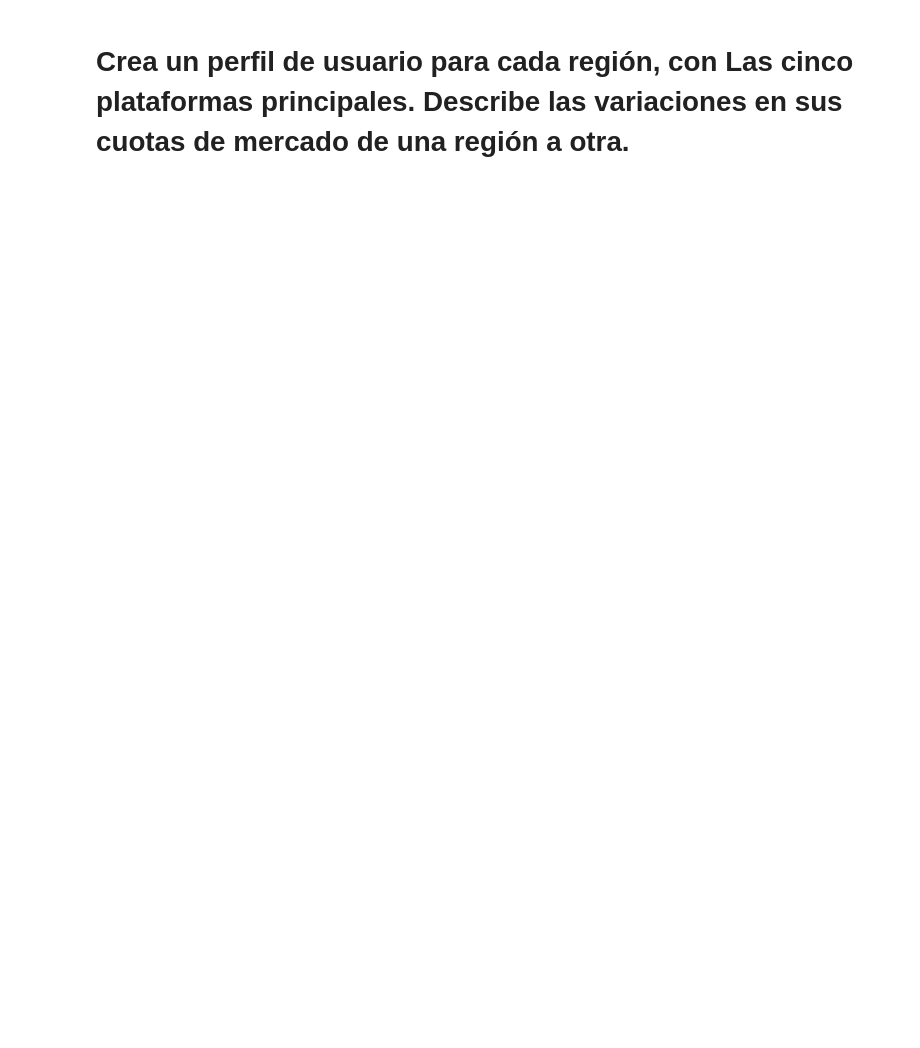
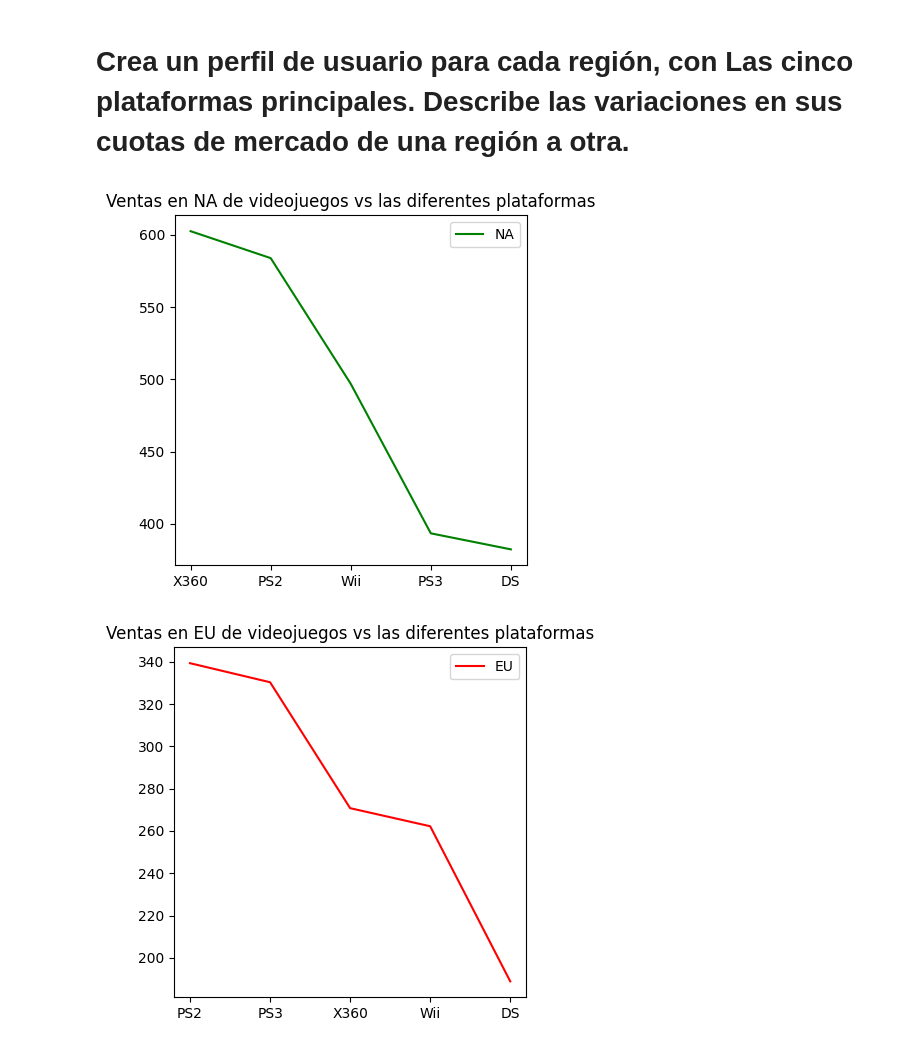
Before and after one commit to Nicobpm/selled_games_around_the_world, a Jupyter notebook: Proyect_games.ipynb, the cells around one changed output. Saved outputs shown, nothing was run; the diff lists cells and outputs as text; code cells hidden in the pictures; blank space fills up the shorter version.

```diff
--- a/Proyect_games.ipynb
+++ b/Proyect_games.ipynb
@@ -323,0 +324,40 @@ jp_sales=df.groupby(by=["platform"])['na_sales'].sum()
+# %%
+na_sales=df.groupby(by=["platform"])['na_sales'].sum()
+na_sales=na_sales.loc[["DS","Wii","PS3","X360","PS2"]]
+na_sales=pd.DataFrame(na_sales)
+na_sales=na_sales.sort_values(by=['na_sales'], ascending = False)
+
+eu_sales=df.groupby(by=["platform"])['eu_sales'].sum()
+eu_sales=eu_sales.loc[["DS","Wii","PS3","X360","PS2"]]
+eu_sales=pd.DataFrame(eu_sales)
+eu_sales=eu_sales.sort_values(by=['eu_sales'], ascending = False)
+
+jp_sales=df.groupby(by=["platform"])['jp_sales'].sum()
+jp_sales=jp_sales.loc[["DS","Wii","PS3","X360","PS2"]]
+jp_sales=pd.DataFrame(jp_sales)
+jp_sales=jp_sales.sort_values(by=['jp_sales'], ascending = False)
+
+
+plt.figure(figsize=(10,10))
+plt.subplot(221)
+plt.title('Ventas en NA de videojuegos vs las diferentes plataformas')
+plt.plot(na_sales.head(5), label='NA', color='green')
+plt.legend()
+
+plt.figure(figsize=(10,10))
+plt.subplot(222)
+plt.title('Ventas en EU de videojuegos vs las diferentes plataformas')
+plt.plot(eu_sales.head(5), label='EU', color='red')
+plt.legend()
+
+plt.figure(figsize=(10,10))
+plt.subplot(223)
+plt.title('Grafico de ventas en JP de videojuegos vs las diferentes plataformas')
+plt.plot(jp_sales.head(5), label='JP', color='blue')
+plt.legend()
+
+plt.tight_layout()
+plt.show()
+# %% [output]
+[figure, added]
+[figure, added]
```
Also changed, not shown: parts of 6 cells of this notebook.
